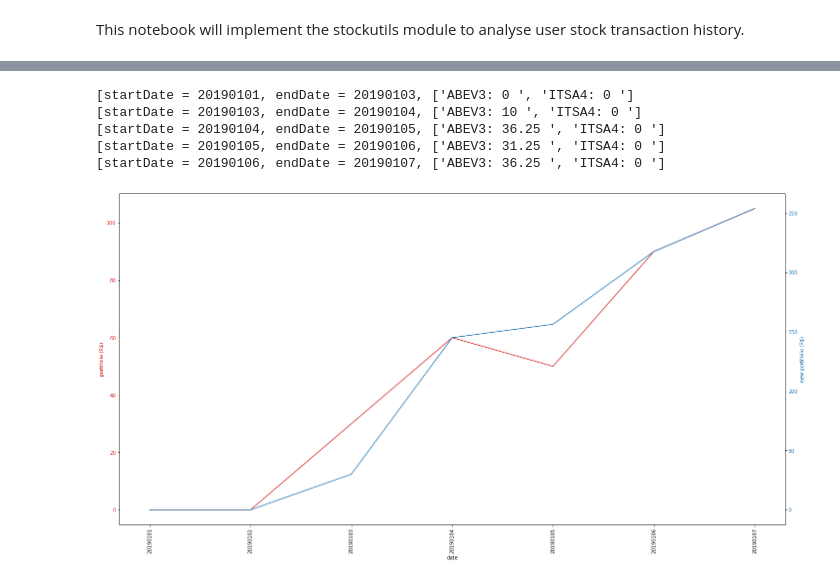
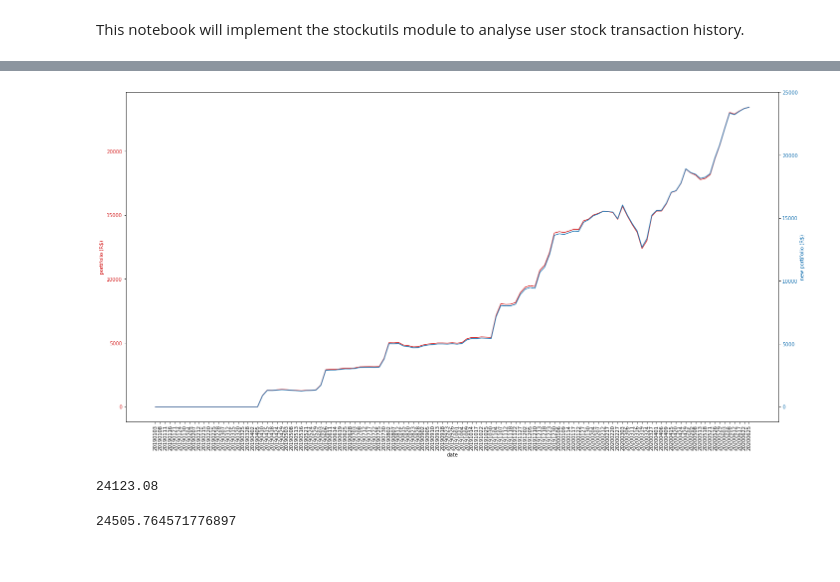
Before and after one commit to jeajjr/stock-assets-analyser, a Jupyter notebook: notebook.ipynb, the cells around one changed output, grey strips where cells are left out. Drawn from its saved outputs; the diff is of its cells as text; code cells hidden in the pictures.

```diff
--- a/notebook.ipynb
+++ b/notebook.ipynb
@@ -98,7 +102,7 @@ for key in transactions.keys():
 # %%
 # read ibovData: dict(key:str(day)) of IBOVDayData
 
-ihi = sur.IBOVHistoryImporter(inputdir='raw-input', testMode=testMode)
+ihi = sur.IBOVHistoryImporter(inputdir=marketdatadir, testMode=testMode)
 ibovData = ihi.readAndParseIBOVInputFile()
 # %%
 # read days: list of str (YYYYMMDD format)
@@ -108,7 +112,7 @@ days.sort()
 # read stockPrice: dict(key:str(ticker)) of dict(key:str(day)) of float(price)
 stockPrice = {}
 
-b3h = sur.B3HistoryImporter(inputdir='raw-input', assets=assets, testMode=testMode)
+b3h = sur.B3HistoryImporter(inputdir=marketdatadir, assets=assets, testMode=testMode)
 b3h.readAndParseRawInputFile()
 
 for asset in assets:
@@ -143,3 +146,0 @@ totalinputmoney
-# %%
-for day in days:
-    print("{} - {}".format(day, dailyportifoliovalue[day]))
@@ -154,16 +147,19 @@ for day in days:
+# %%
+newportval = sup.differentTickerBuySim(days, assets, stockPrice, transactions, "20191127", "CVCB3", "MDIA3")
 # %%
-newportval = sup.differentTickerBuySim(days, assets, stockPrice, transactions, "20190104", "ITSA4", "ABEV3")
-
 newportvalpoints = []
 
 for day in days:
     newportvalpoints.append(newportval[day])
 
-plotTwoCurves(days, portValuePoints, 'portifolio (R$)', newportvalpoints, 'new portifolio (R$)', undersamplefactor=1)
+plotTwoCurves(days, portValuePoints, 'portifolio (R$)', newportvalpoints, 'new portifolio (R$)', undersamplefactor=3)
 # %% [output]
-[startDate = 20190101, endDate = 20190103, ['ABEV3: 0 ', 'ITSA4: 0 ']
-[startDate = 20190103, endDate = 20190104, ['ABEV3: 10 ', 'ITSA4: 0 ']
-[startDate = 20190104, endDate = 20190105, ['ABEV3: 36.25 ', 'ITSA4: 0 ']
-[startDate = 20190105, endDate = 20190106, ['ABEV3: 31.25 ', 'ITSA4: 0 ']
-[startDate = 20190106, endDate = 20190107, ['ABEV3: 36.25 ', 'ITSA4: 0 ']
-[figure, old version]
+[figure, new version]
+# %%
+portValuePoints[-1]
+# %% [output]
+24123.08
+# %%
+newportvalpoints[-1]
+# %% [output]
+24505.764571776897
```
Also changed, not shown: parts of 6 cells of this notebook, 4 other files.
